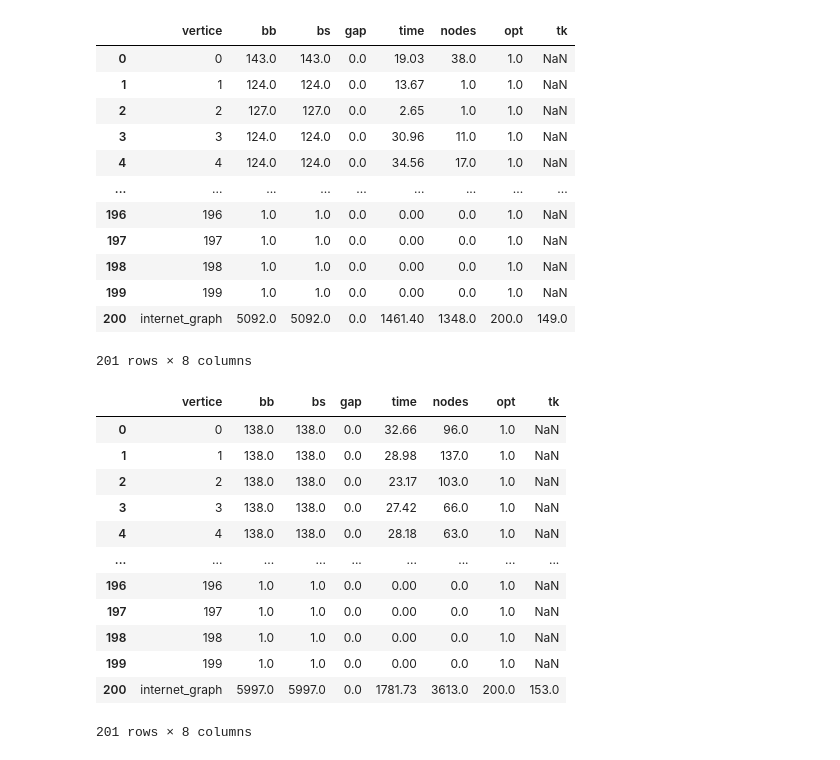
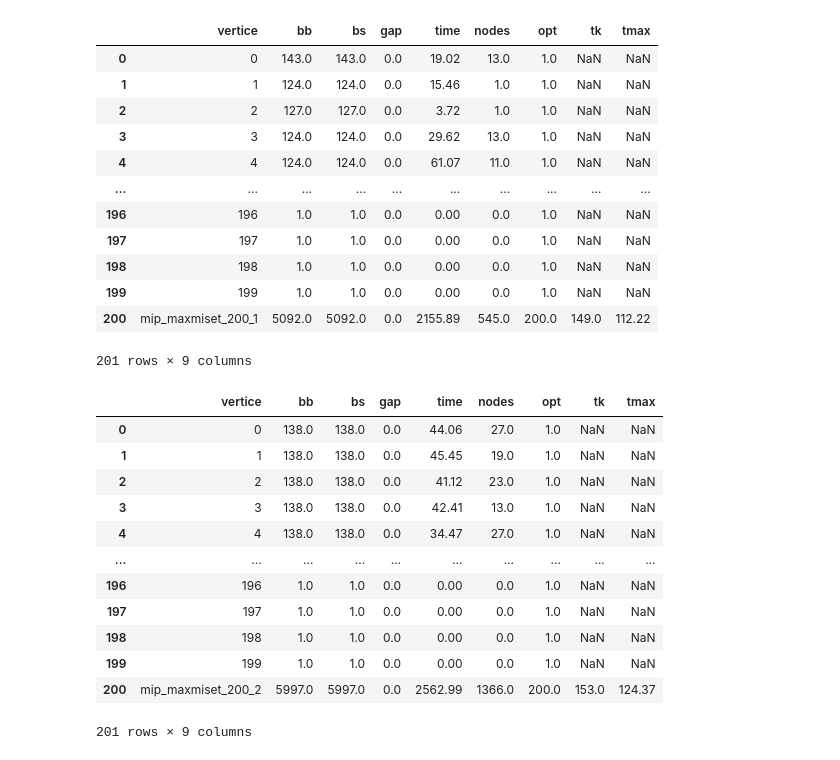
Before and after one commit to jesusossian/tukey, a Jupyter notebook: notebook/results_mip_internet.ipynb, the cells around one changed output. Cells and saved outputs as stored; diff of their text form; code cells hidden in the pictures.

```diff
--- a/notebook/results_mip_internet.ipynb
+++ b/notebook/results_mip_internet.ipynb
@@ -188,50 +284,51 @@ mip_internet_fmax_200_2
 # %%
-form_="miset"
+form_="maxmiset"
 dim_=200
 id_=1
 
 file=f"../result/{inst_}/{method_}/{method_}_{form_}_{inst_}_{dim_}_{id_}.txt"
 
 df = pd.DataFrame()
 df = pd.read_csv(file,header=None,sep=';')
 
 table = pd.DataFrame()
 table = pd.concat([table, df], ignore_index=True)
 table.columns = ['vertice','bb','bs','gap','time','nodes','opt']
 
 resume = pd.DataFrame({
-    'vertice':f"{inst_}",
+    'vertice':f"{method_}_{form_}_{dim_}_{id_}",
     'bb':table["bb"].sum(),
     'bs':table["bs"].sum(),
     'gap':table['gap'].sum(),
     'time':table['time'].sum(),
     'nodes':table['nodes'].sum(),
     'opt':table['opt'].sum(),
-    "tk":table["bs"].max()
+    "tk":table["bs"].max(),
+    "tmax":table["time"].max()
     },index=[f"{form_}_{inst_}_{dim_}_{id_}"]
 )
 
 table = pd.concat([table, resume], ignore_index=True)
-mip_internet_miset_200_1 = table
-mip_internet_miset_200_1
+mip_internet_maxmiset_200_1 = table
+mip_internet_maxmiset_200_1
 
-#print(mip_internet_miset_200_1[['vertice','bb','bs','gap','time','nodes','opt']].to_latex(index=False,float_format="%.2f"))
+#print(mip_internet_maxmiset_200_1[['vertice','bb','bs','gap','time','nodes','opt']].to_latex(index=False,float_format="%.2f"))
 # %% [output]
-|  | vertice | bb | bs | gap | time | nodes | opt | tk |
-| 0 | 0 | 143.0 | 143.0 | 0.0 | 19.03 | 38.0 | 1.0 | NaN |
-| 1 | 1 | 124.0 | 124.0 | 0.0 | 13.67 | 1.0 | 1.0 | NaN |
-| 2 | 2 | 127.0 | 127.0 | 0.0 | 2.65 | 1.0 | 1.0 | NaN |
-| 3 | 3 | 124.0 | 124.0 | 0.0 | 30.96 | 11.0 | 1.0 | NaN |
-| 4 | 4 | 124.0 | 124.0 | 0.0 | 34.56 | 17.0 | 1.0 | NaN |
-| ... | ... | ... | ... | ... | ... | ... | ... | ... |
-| 196 | 196 | 1.0 | 1.0 | 0.0 | 0.00 | 0.0 | 1.0 | NaN |
-| 197 | 197 | 1.0 | 1.0 | 0.0 | 0.00 | 0.0 | 1.0 | NaN |
-| 198 | 198 | 1.0 | 1.0 | 0.0 | 0.00 | 0.0 | 1.0 | NaN |
-| 199 | 199 | 1.0 | 1.0 | 0.0 | 0.00 | 0.0 | 1.0 | NaN |
-| 200 | internet_graph | 5092.0 | 5092.0 | 0.0 | 1461.40 | 1348.0 | 200.0 | 149.0 |
+|  | vertice | bb | bs | gap | time | nodes | opt | tk | tmax |
+| 0 | 0 | 143.0 | 143.0 | 0.0 | 19.02 | 13.0 | 1.0 | NaN | NaN |
+| 1 | 1 | 124.0 | 124.0 | 0.0 | 15.46 | 1.0 | 1.0 | NaN | NaN |
+| 2 | 2 | 127.0 | 127.0 | 0.0 | 3.72 | 1.0 | 1.0 | NaN | NaN |
+| 3 | 3 | 124.0 | 124.0 | 0.0 | 29.62 | 13.0 | 1.0 | NaN | NaN |
+| 4 | 4 | 124.0 | 124.0 | 0.0 | 61.07 | 11.0 | 1.0 | NaN | NaN |
+| ... | ... | ... | ... | ... | ... | ... | ... | ... | ... |
+| 196 | 196 | 1.0 | 1.0 | 0.0 | 0.00 | 0.0 | 1.0 | NaN | NaN |
+| 197 | 197 | 1.0 | 1.0 | 0.0 | 0.00 | 0.0 | 1.0 | NaN | NaN |
+| 198 | 198 | 1.0 | 1.0 | 0.0 | 0.00 | 0.0 | 1.0 | NaN | NaN |
+| 199 | 199 | 1.0 | 1.0 | 0.0 | 0.00 | 0.0 | 1.0 | NaN | NaN |
+| 200 | mip_maxmiset_200_1 | 5092.0 | 5092.0 | 0.0 | 2155.89 | 545.0 | 200.0 | 149.0 | 112.22 |
-201 rows × 8 columns
+201 rows × 9 columns
 # %%
-form_="miset"
+form_="maxmiset"
 dim_=200
 id_=2
 
@@ -245,33 +342,34 @@ table = pd.concat([table, df], ignore_index=True)
 table.columns = ['vertice','bb','bs','gap','time','nodes','opt']
 
 resume = pd.DataFrame({
-    'vertice':f"{inst_}",
+    'vertice':f"{method_}_{form_}_{dim_}_{id_}",
     'bb':table["bb"].sum(),
     'bs':table["bs"].sum(),
     'gap':table['gap'].sum(),
     'time':table['time'].sum(),
     'nodes':table['nodes'].sum(),
     'opt':table['opt'].sum(),
-    "tk":table["bs"].max()
+    "tk":table["bs"].max(),
+    "tmax":table["time"].max()
     },index=[f"{form_}_{inst_}_{dim_}_{id_}"]
 )
 
 table = pd.concat([table, resume], ignore_index=True)
-mip_internet_miset_200_2 = table
-mip_internet_miset_200_2
+mip_internet_maxmiset_200_2 = table
+mip_internet_maxmiset_200_2
 
-#print(mip_internet_miset_200_2[['vertice','bb','bs','gap','time','nodes','opt']].to_latex(index=False,float_format="%.2f"))
+#print(mip_internet_maxmiset_200_2[['vertice','bb','bs','gap','time','nodes','opt']].to_latex(index=False,float_format="%.2f"))
 # %% [output]
-|  | vertice | bb | bs | gap | time | nodes | opt | tk |
-| 0 | 0 | 138.0 | 138.0 | 0.0 | 32.66 | 96.0 | 1.0 | NaN |
-| 1 | 1 | 138.0 | 138.0 | 0.0 | 28.98 | 137.0 | 1.0 | NaN |
-| 2 | 2 | 138.0 | 138.0 | 0.0 | 23.17 | 103.0 | 1.0 | NaN |
-| 3 | 3 | 138.0 | 138.0 | 0.0 | 27.42 | 66.0 | 1.0 | NaN |
-| 4 | 4 | 138.0 | 138.0 | 0.0 | 28.18 | 63.0 | 1.0 | NaN |
-| ... | ... | ... | ... | ... | ... | ... | ... | ... |
-| 196 | 196 | 1.0 | 1.0 | 0.0 | 0.00 | 0.0 | 1.0 | NaN |
-| 197 | 197 | 1.0 | 1.0 | 0.0 | 0.00 | 0.0 | 1.0 | NaN |
-| 198 | 198 | 1.0 | 1.0 | 0.0 | 0.00 | 0.0 | 1.0 | NaN |
-| 199 | 199 | 1.0 | 1.0 | 0.0 | 0.00 | 0.0 | 1.0 | NaN |
-| 200 | internet_graph | 5997.0 | 5997.0 | 0.0 | 1781.73 | 3613.0 | 200.0 | 153.0 |
+|  | vertice | bb | bs | gap | time | nodes | opt | tk | tmax |
+| 0 | 0 | 138.0 | 138.0 | 0.0 | 44.06 | 27.0 | 1.0 | NaN | NaN |
+| 1 | 1 | 138.0 | 138.0 | 0.0 | 45.45 | 19.0 | 1.0 | NaN | NaN |
+| 2 | 2 | 138.0 | 138.0 | 0.0 | 41.12 | 23.0 | 1.0 | NaN | NaN |
+| 3 | 3 | 138.0 | 138.0 | 0.0 | 42.41 | 13.0 | 1.0 | NaN | NaN |
+| 4 | 4 | 138.0 | 138.0 | 0.0 | 34.47 | 27.0 | 1.0 | NaN | NaN |
+| ... | ... | ... | ... | ... | ... | ... | ... | ... | ... |
+| 196 | 196 | 1.0 | 1.0 | 0.0 | 0.00 | 0.0 | 1.0 | NaN | NaN |
+| 197 | 197 | 1.0 | 1.0 | 0.0 | 0.00 | 0.0 | 1.0 | NaN | NaN |
+| 198 | 198 | 1.0 | 1.0 | 0.0 | 0.00 | 0.0 | 1.0 | NaN | NaN |
+| 199 | 199 | 1.0 | 1.0 | 0.0 | 0.00 | 0.0 | 1.0 | NaN | NaN |
+| 200 | mip_maxmiset_200_2 | 5997.0 | 5997.0 | 0.0 | 2562.99 | 1366.0 | 200.0 | 153.0 | 124.37 |
-201 rows × 8 columns
+201 rows × 9 columns
```
Also changed, not shown: parts of 23 cells of this notebook, 50 other files.
